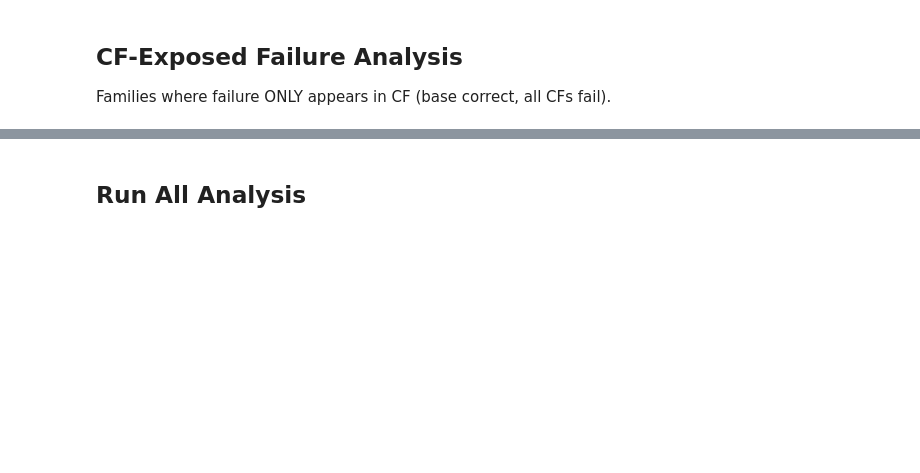
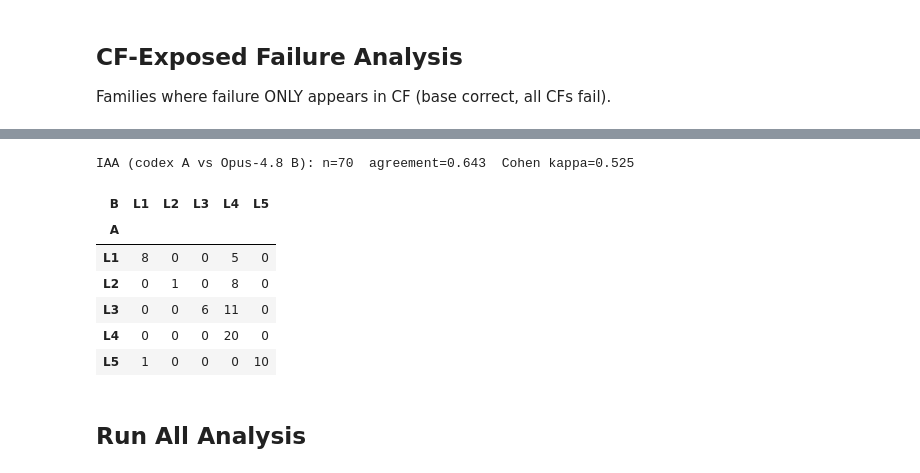
Before and after one commit to microsoft/BC-Bench, a Jupyter notebook: notebooks/counterfactual-evaluation/experiment3-layered-failure.ipynb, the cells around one changed output, grey strips where cells are left out. Cells and saved outputs as stored; diff of their text form; code cells hidden in the pictures; blank space fills up the shorter version.

```diff
--- a/notebooks/counterfactual-evaluation/experiment3-layered-failure.ipynb
+++ b/notebooks/counterfactual-evaluation/experiment3-layered-failure.ipynb
@@ -206,3 +303,45 @@ print("analyze_cf_exposed() ready")
+# %%
+from bcbench.analysis.annotation import inter_annotator_agreement
+
+def _load_labels(fname, key="primary_failure_layer"):
+    out = {}
+    p = Path.cwd() / fname
+    if not p.exists():
+        p = Path.cwd() / "counterfactual-evaluation" / fname
+    if not p.exists():
+        return out
+    for line in p.read_text(encoding="utf-8").splitlines():
+        if line.strip():
+            o = json.loads(line)
+            out[(o["model"], o["instance_id"])] = o[key]
+    return out
+
+_A = _load_labels("codex_failure_layers_thesis.jsonl")
+_B = _load_labels("iaa_annotator_b.jsonl")
+_keys = sorted(set(_A) & set(_B))
+if _keys:
+    a = {f"{m}|{i}": _A[(m, i)] for (m, i) in _keys}
+    b = {f"{m}|{i}": _B[(m, i)] for (m, i) in _keys}
+    iaa = inter_annotator_agreement(a, b)
+    print(f"IAA (codex A vs Opus-4.8 B): n={iaa.n}  agreement={iaa.agreement_rate:.3f}  Cohen kappa={iaa.cohen_kappa:.3f}")
+
+    conf = (
+        pd.DataFrame({"A": [LAYER_SHORT.get(a[k], a[k]) for k in a],
+                      "B": [LAYER_SHORT.get(b[k], b[k]) for k in a]})
+        .pivot_table(index="A", columns="B", aggfunc=len, fill_value=0)
+    )
+    display(conf)
+else:
+    print("Second-annotator file iaa_annotator_b.jsonl not found; skipping IAA.")
+# %% [output]
+IAA (codex A vs Opus-4.8 B): n=70  agreement=0.643  Cohen kappa=0.525
+| B | L1 | L2 | L3 | L4 | L5 |
+| A |  |  |  |  |  |
+| L1 | 8 | 0 | 0 | 5 | 0 |
+| L2 | 0 | 1 | 0 | 8 | 0 |
+| L3 | 0 | 0 | 6 | 11 | 0 |
+| L4 | 0 | 0 | 0 | 20 | 0 |
+| L5 | 1 | 0 | 0 | 0 | 10 |
 # %% [markdown]
 ## Run All Analysis
 # %%
```
Also changed, not shown: parts of 9 cells of this notebook, 28 other files.
